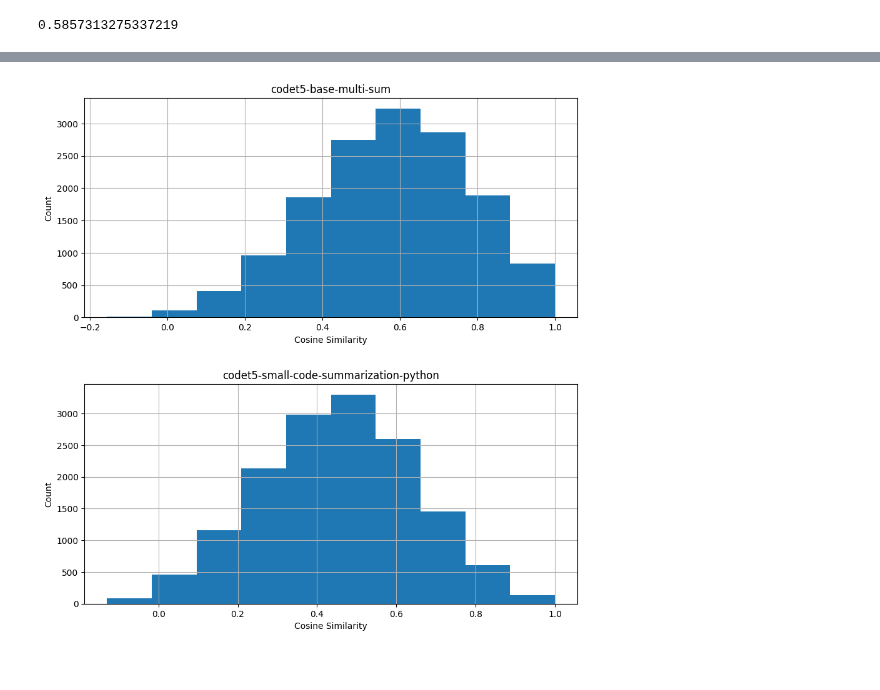
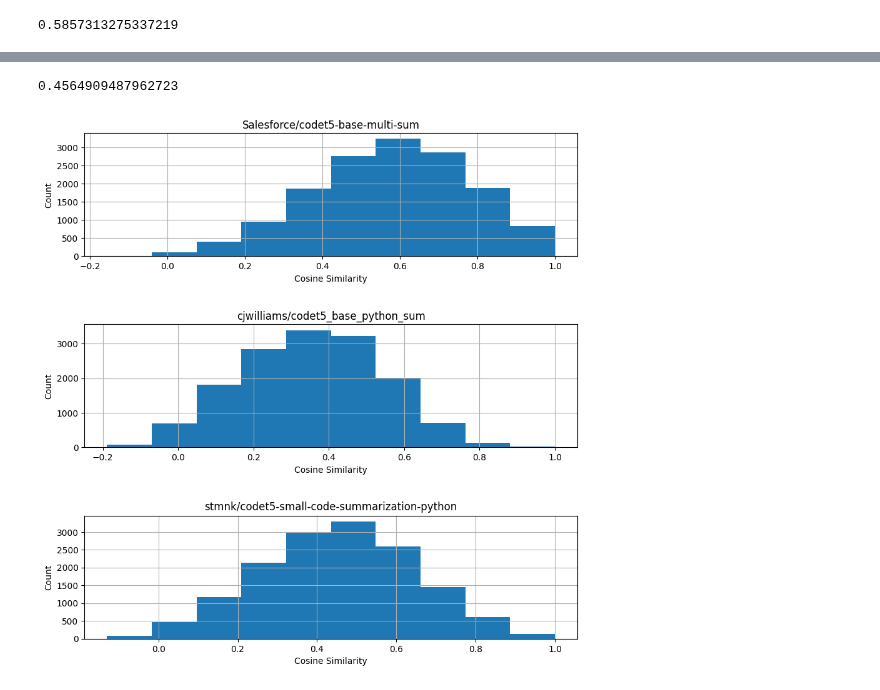
Before and after one commit to WilliamsCJ/repograph, a Jupyter notebook: backend/evaluation/summarization_performance.ipynb, the cells around one changed output, grey strips where cells are left out. Saved outputs shown, nothing was run; the diff lists cells and outputs as text; code cells hidden in the pictures.

```diff
--- a/backend/evaluation/summarization_performance.ipynb
+++ b/backend/evaluation/summarization_performance.ipynb
@@ -52,14 +56,23 @@ def summarize(code_tokens):
     return tokenizer.decode(generated_ids[0], skip_special_tokens=True)
 # %%
 def summarize_finetuned(code_tokens):
-    global counter_fine
-    print(counter_fine)
+    global counter_fine, size
+    print(f"Fine tuned {counter_fine}/{size}")
     counter_fine += 1
     input_ids = tokenizer(' '.join(code_tokens), return_tensors='pt').input_ids
     generated_ids = finetuned_model.generate(input_ids, max_length=200)
     return tokenizer.decode(generated_ids[0], skip_special_tokens=True)
+# %%
+def summarize_finetuned_small(code_tokens):
+    global counter_fine_small, size
+    print(f"Small fine tuned {counter_fine_small}/{size}")
+    counter_fine_small += 1
+    input_ids = tokenizer(' '.join(code_tokens), return_tensors='pt').input_ids
+    generated_ids = finetuned_model_small.generate(input_ids, max_length=200)
+    return tokenizer.decode(generated_ids[0], skip_special_tokens=True)
 # %%
 %%time
 df['summarization'] = df['code_tokens'].apply(summarize)
 df['summarization_finetuned'] = df['code_tokens'].apply(summarize_finetuned)
+df['summarization_finetuned_small'] = df['code_tokens'].apply(summarize_finetuned_small)
 # %% [output]
@@ -90,6 +114,8 @@ def compare(summarization, docstring):
 df['score'] = df.apply(lambda x: compare(x.summarization, ' '.join(x.docstring_tokens)), axis=1)
 df['finetuned_score'] = df.apply(
     lambda x: compare(x.summarization_finetuned, ' '.join(x.docstring_tokens)), axis=1)
+df['finetuned_small_score'] = df.apply(
+    lambda x: compare(x.summarization_finetuned_small, ' '.join(x.docstring_tokens)), axis=1)
 # %%
 df['score'].median()
 # %% [output]
@@ -101,17 +127,25 @@ df['finetuned_score'].median()
+# %%
+df['finetuned_small_score'].median()
+# %% [output]
+0.4564909487962723
 # %%
 df.to_csv("results.csv", sep=',', encoding='utf-8')
 # %%
-fig, (ax1, ax2) = plt.subplots(2,1, figsize=(10,10))
+fig, (ax1, ax2, ax3) = plt.subplots(3,1, figsize=(10,10))
 df.loc[:, "score"].hist(ax=ax1)
 df.loc[:, "finetuned_score"].hist(ax=ax2)
+df.loc[:, "finetuned_small_score"].hist(ax=ax3)
 fig.tight_layout(pad=6.0)
 ax1.set_title("Salesforce/codet5-base-multi-sum")
 ax2.set_title("cjwilliams/codet5_base_python_sum")
+ax3.set_title("stmnk/codet5-small-code-summarization-python")
 ax1.set_xlabel("Cosine Similarity")
 ax2.set_xlabel("Cosine Similarity")
+ax3.set_xlabel("Cosine Similarity")
 ax1.set_ylabel("Count")
 ax2.set_ylabel("Count")
+ax3.set_ylabel("Count")
 fig.savefig("summarization-performance-histogram.png", bbox_inches='tight')
 # %% [output]
-[figure, old version]
+[figure, new version]
 # %%
```
Also changed, not shown: parts of 8 cells of this notebook, 3 other files.
